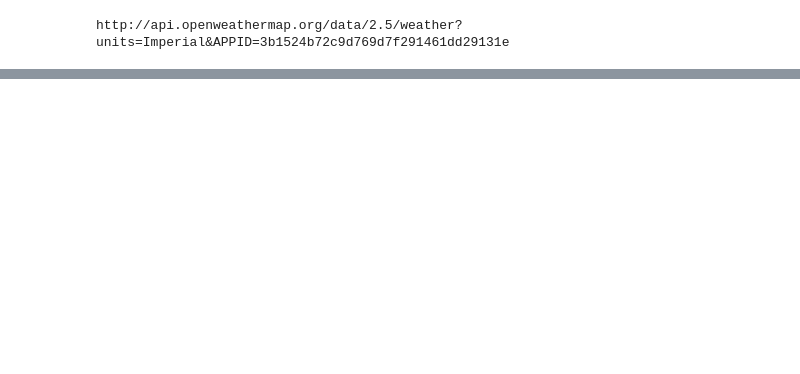
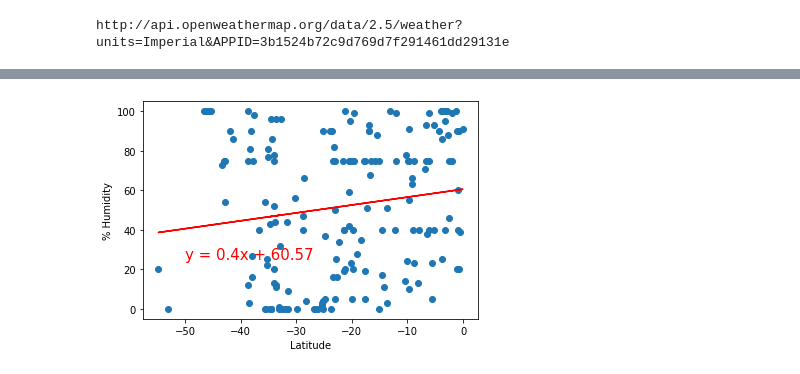
Before and after one commit to amoogat/World_Weather_Analysis, a Jupyter notebook: WeatherPy.ipynb, the cells around one changed output, grey strips where cells are left out. Cells and saved outputs as stored; diff of their text form; code cells hidden in the pictures; blank space fills up the shorter version.

```diff
--- a/WeatherPy.ipynb
+++ b/WeatherPy.ipynb
@@ -300,0 +311,10 @@ plot_linear_regression(x_values, y_values,
+# %%
+# Linear regression on the Southern Hemisphere for the cloudiness
+x_values = southern_hemi_df["Lat"]
+y_values = southern_hemi_df["Cloudiness"]
+# Calls the function
+plot_linear_regression(x_values, y_values,
+                       'Linear Regression on the Southern Hemisphere for % Humidity',
+                       '% Humidity',(-50,25))
+# %% [output]
+[figure, added]
```
Also changed, not shown: parts of 16 cells of this notebook, 1 other file.
